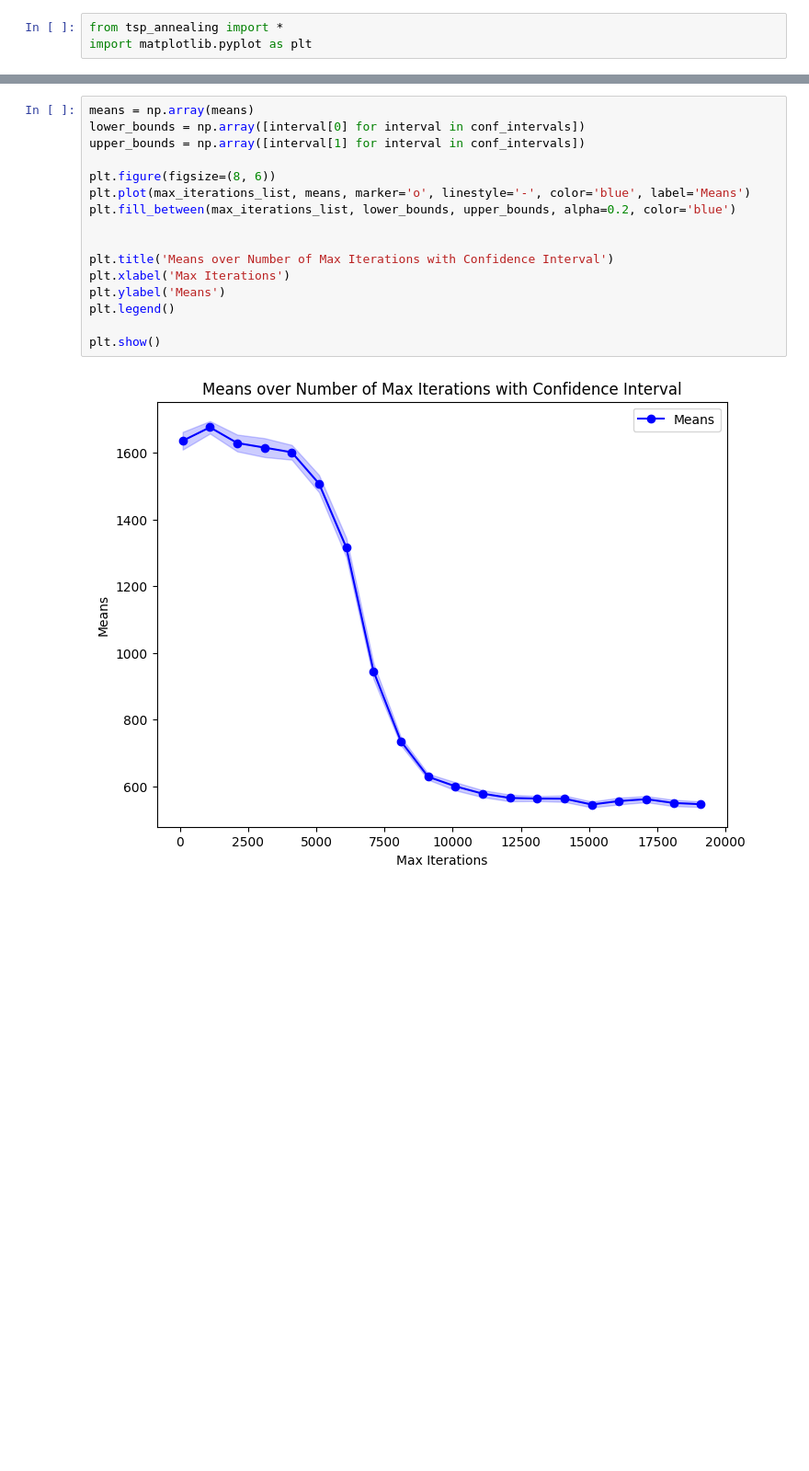
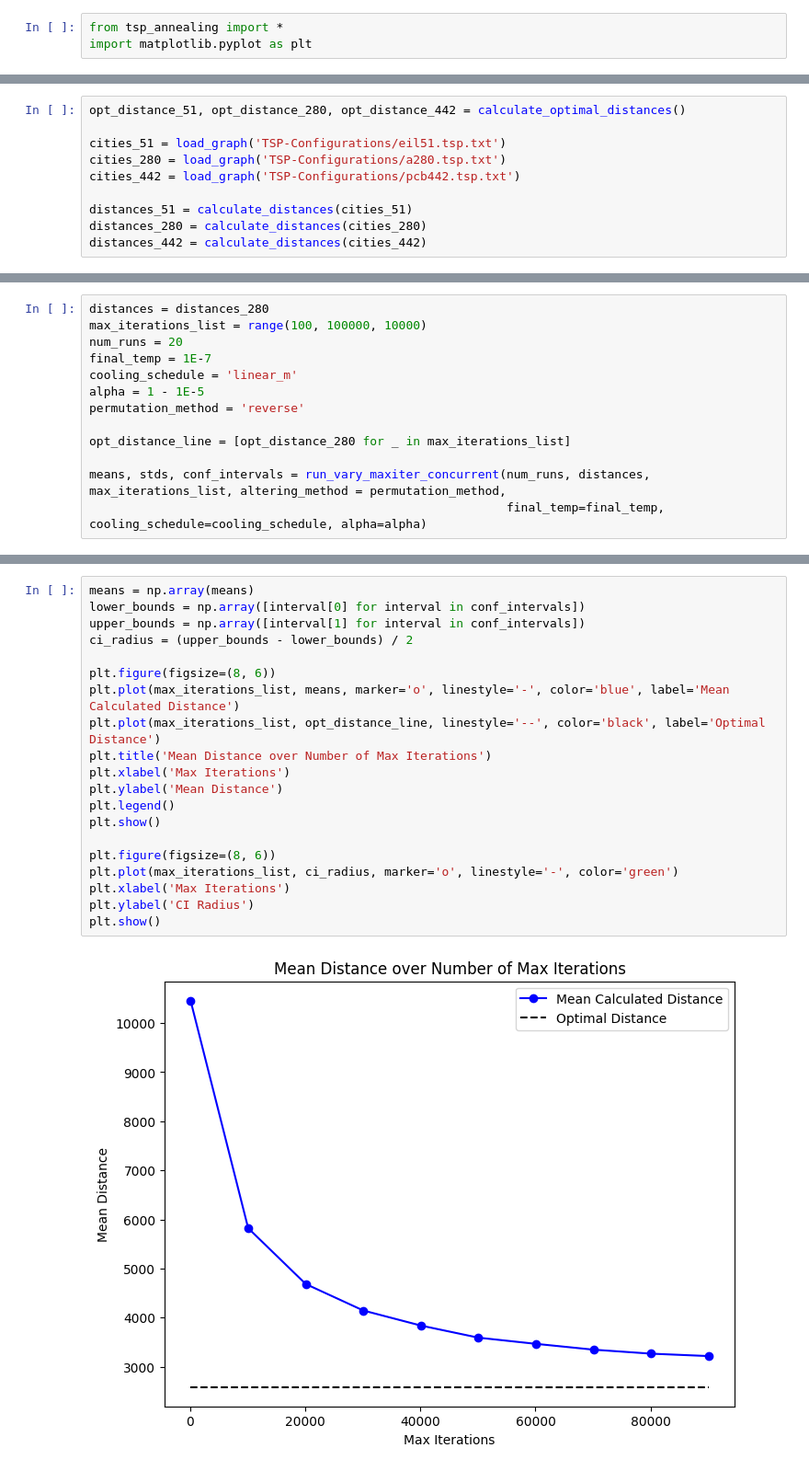
Before and after one commit to Foundnation/Stochastic-Simulation, a Jupyter notebook: TSM/tsp_notebook.ipynb, the cells around one changed output, grey strips where cells are left out. Shown at 92% size. Drawn from its saved outputs; the diff is of its cells as text; blank space fills up the shorter version.

```diff
--- a/TSM/tsp_notebook.ipynb
+++ b/TSM/tsp_notebook.ipynb
@@ -46,0 +57,10 @@ def metrics(cities, permutation_method):
+# %%
+opt_distance_51, opt_distance_280, opt_distance_442 = calculate_optimal_distances()
+
+cities_51 = load_graph('TSP-Configurations/eil51.tsp.txt')
+cities_280 = load_graph('TSP-Configurations/a280.tsp.txt')
+cities_442 = load_graph('TSP-Configurations/pcb442.tsp.txt')
+
+distances_51 = calculate_distances(cities_51)
+distances_280 = calculate_distances(cities_280)
+distances_442 = calculate_distances(cities_442)
@@ -130,0 +216,13 @@ means, stds, conf_intervals = run_vary_maxiter(num_runs, distances, max_iteratio
+# %%
+distances = distances_280
+max_iterations_list = range(100, 100000, 10000)
+num_runs = 20
+final_temp = 1E-7
+cooling_schedule = 'linear_m'
+alpha = 1 - 1E-5
+permutation_method = 'reverse'
+
+opt_distance_line = [opt_distance_280 for _ in max_iterations_list]
+
+means, stds, conf_intervals = run_vary_maxiter_concurrent(num_runs, distances, max_iterations_list, altering_method = permutation_method,
+                                                          final_temp=final_temp, cooling_schedule=cooling_schedule, alpha=alpha)
@@ -131,18 +231,22 @@ means, stds, conf_intervals = run_vary_maxiter(num_runs, distances, max_iteratio
 # %%
 means = np.array(means)
 lower_bounds = np.array([interval[0] for interval in conf_intervals])
 upper_bounds = np.array([interval[1] for interval in conf_intervals])
+ci_radius = (upper_bounds - lower_bounds) / 2
 
 plt.figure(figsize=(8, 6))
-plt.plot(max_iterations_list, means, marker='o', linestyle='-', color='blue', label='Means')
-plt.fill_between(max_iterations_list, lower_bounds, upper_bounds, alpha=0.2, color='blue')
+plt.plot(max_iterations_list, means, marker='o', linestyle='-', color='blue', label='Mean Calculated Distance')
+plt.plot(max_iterations_list, opt_distance_line, linestyle='--', color='black', label='Optimal Distance')
+plt.title('Mean Distance over Number of Max Iterations')
+plt.xlabel('Max Iterations')
+plt.ylabel('Mean Distance')
+plt.legend()
+plt.show()
 
-
-plt.title('Means over Number of Max Iterations with Confidence Interval')
+plt.figure(figsize=(8, 6))
+plt.plot(max_iterations_list, ci_radius, marker='o', linestyle='-', color='green')
 plt.xlabel('Max Iterations')
-plt.ylabel('Means')
-plt.legend()
-
+plt.ylabel('CI Radius')
 plt.show()
 # %% [output]
-[figure, old version]
+[figure, new version]
```
Also changed, not shown: parts of 21 cells of this notebook, 3 other files.
